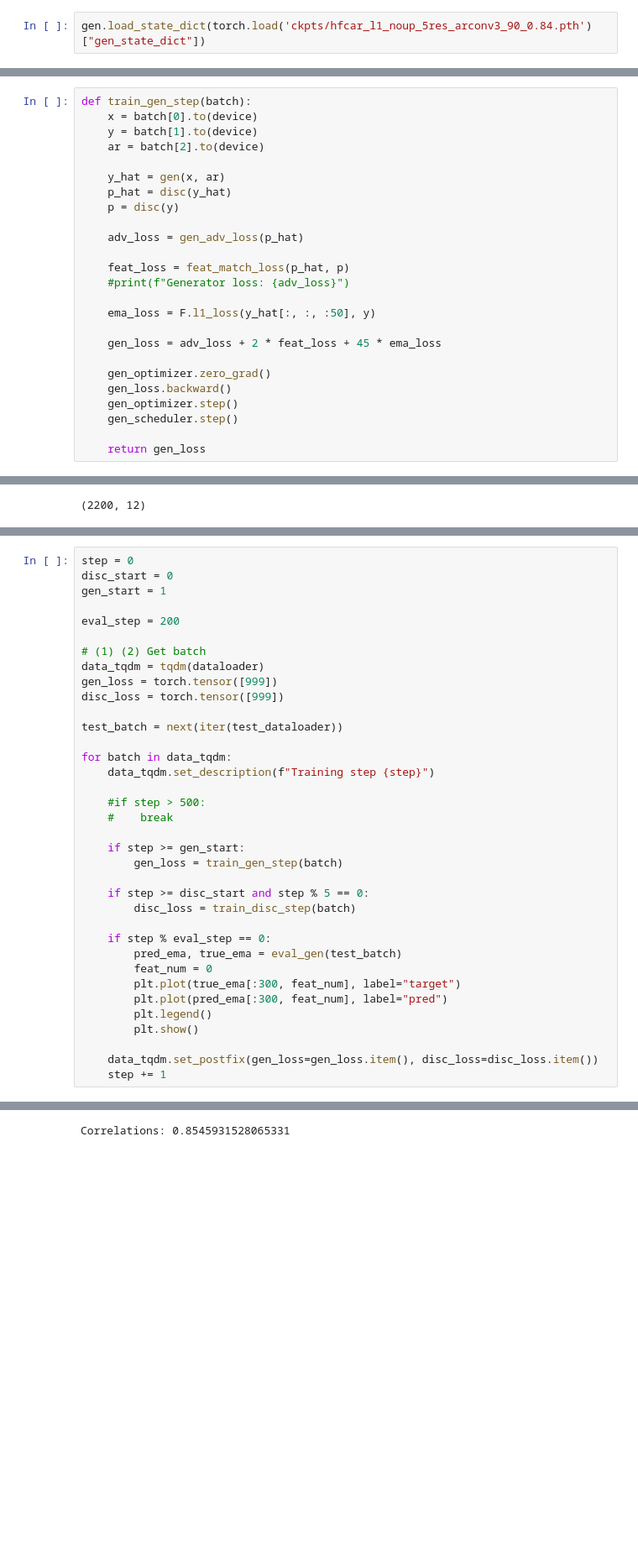
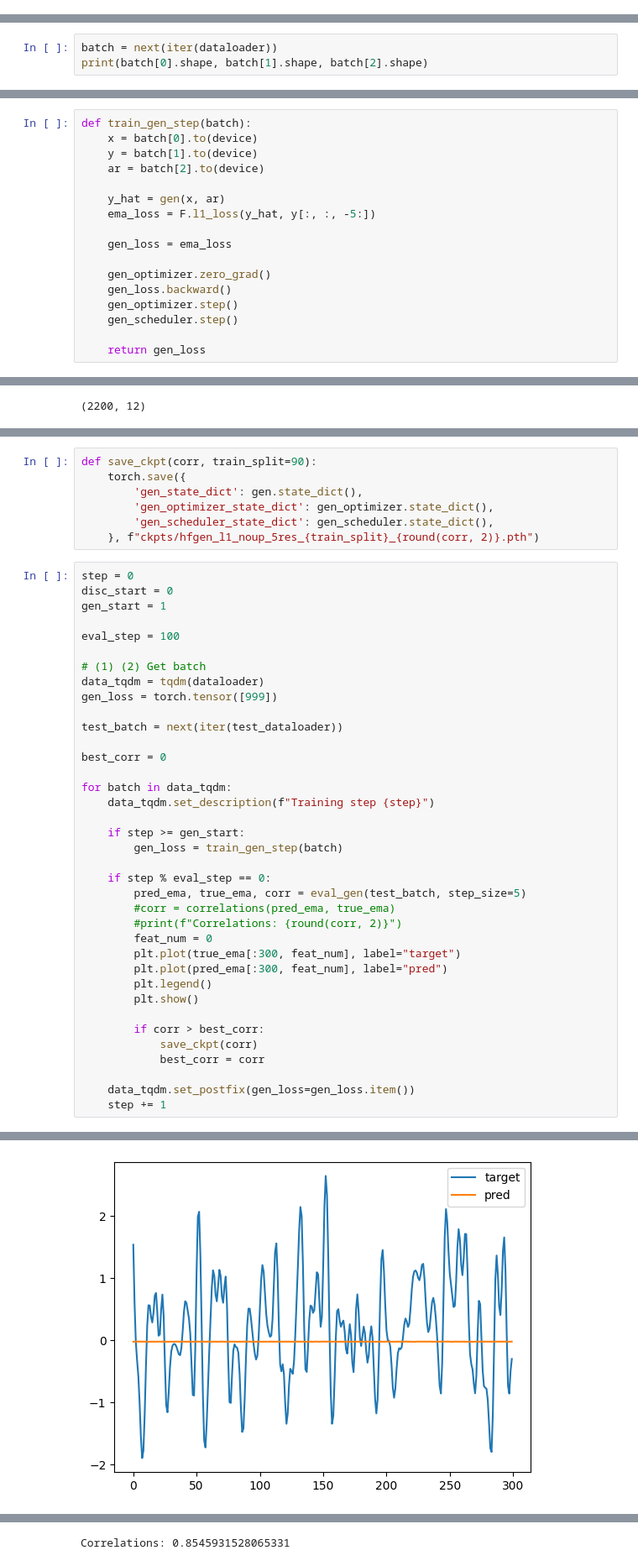
Before and after one commit to tejasprabhune/wav2avatar, a Jupyter notebook: wav2avatar/streaming/hifigan/test_train.ipynb, the cells around one changed output, grey strips where cells are left out. Shown at 84% size. Cells and saved outputs as stored; diff of their text form; blank space fills up the shorter version.

```diff
--- a/wav2avatar/streaming/hifigan/test_train.ipynb
+++ b/wav2avatar/streaming/hifigan/test_train.ipynb
@@ -52,2 +46,0 @@ feat_match_loss = FeatureMatchLoss()
-# %%
-gen.load_state_dict(torch.load('ckpts/hfcar_l1_noup_5res_arconv3_90_0.84.pth')["gen_state_dict"])
@@ -104,0 +75,3 @@ def train_disc_step(batch):
+# %%
+batch = next(iter(dataloader))
+print(batch[0].shape, batch[1].shape, batch[2].shape)
@@ -109,17 +84,9 @@ def train_gen_step(batch):
     ar = batch[2].to(device)
 
     y_hat = gen(x, ar)
-    p_hat = disc(y_hat)
-    p = disc(y)
+    ema_loss = F.l1_loss(y_hat, y[:, :, -5:])
 
-    adv_loss = gen_adv_loss(p_hat)
-
-    feat_loss = feat_match_loss(p_hat, p)
-    #print(f"Generator loss: {adv_loss}")
-
-    ema_loss = F.l1_loss(y_hat[:, :, :50], y)
-
-    gen_loss = adv_loss + 2 * feat_loss + 45 * ema_loss
+    gen_loss = ema_loss
 
     gen_optimizer.zero_grad()
     gen_loss.backward()
@@ -271,39 +306,48 @@ print("Feature corr:", scipy.stats.pearsonr(pred_ema[:len(pred_ema), feat_num],
 # %% [output]
 ValueError: x and y must have the same length.
 [figure]
+# %%
+def save_ckpt(corr, train_split=90):
+    torch.save({
+        'gen_state_dict': gen.state_dict(),
+        'gen_optimizer_state_dict': gen_optimizer.state_dict(),
+        'gen_scheduler_state_dict': gen_scheduler.state_dict(),
+    }, f"ckpts/hfgen_l1_noup_5res_{train_split}_{round(corr, 2)}.pth")
 # %%
 step = 0
 disc_start = 0
 gen_start = 1
 
-eval_step = 200
+eval_step = 100
 
 # (1) (2) Get batch
 data_tqdm = tqdm(dataloader)
 gen_loss = torch.tensor([999])
-disc_loss = torch.tensor([999])
 
 test_batch = next(iter(test_dataloader))
+
+best_corr = 0
 
 for batch in data_tqdm:
     data_tqdm.set_description(f"Training step {step}")
 
-    #if step > 500:
-    #    break
-
     if step >= gen_start:
         gen_loss = train_gen_step(batch)
 
-    if step >= disc_start and step % 5 == 0:
-        disc_loss = train_disc_step(batch)
-
     if step % eval_step == 0:
-        pred_ema, true_ema = eval_gen(test_batch)
+        pred_ema, true_ema, corr = eval_gen(test_batch, step_size=5)
+        #corr = correlations(pred_ema, true_ema)
+        #print(f"Correlations: {round(corr, 2)}")
         feat_num = 0
         plt.plot(true_ema[:300, feat_num], label="target")
         plt.plot(pred_ema[:300, feat_num], label="pred")
         plt.legend()
         plt.show()
 
-    data_tqdm.set_postfix(gen_loss=gen_loss.item(), disc_loss=disc_loss.item())
+        if corr > best_corr:
+            save_ckpt(corr)
+            best_corr = corr
+
+    data_tqdm.set_postfix(gen_loss=gen_loss.item())
     step += 1
+# %% [output]
@@ -309,0 +359 @@ for batch in data_tqdm:
+[figure, added]
```
Also changed, not shown: parts of 18 cells of this notebook, 17 other files.
